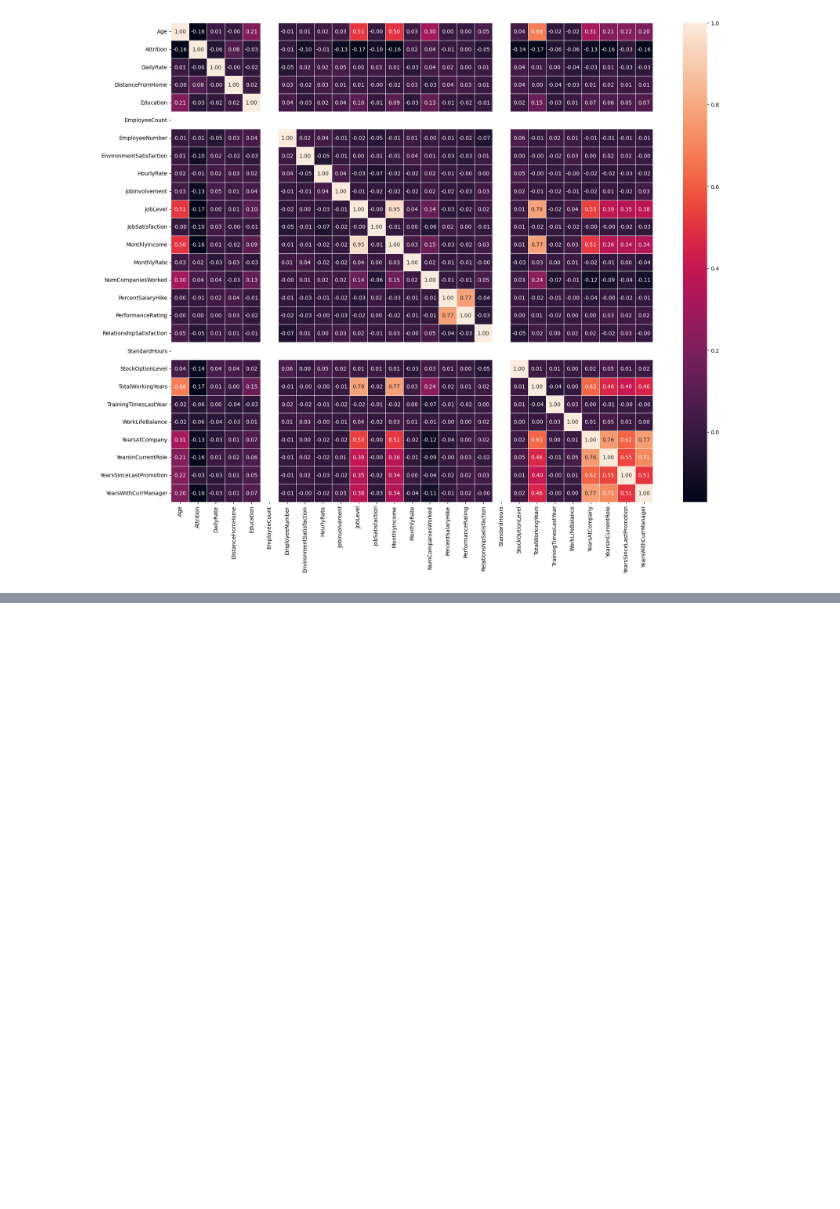
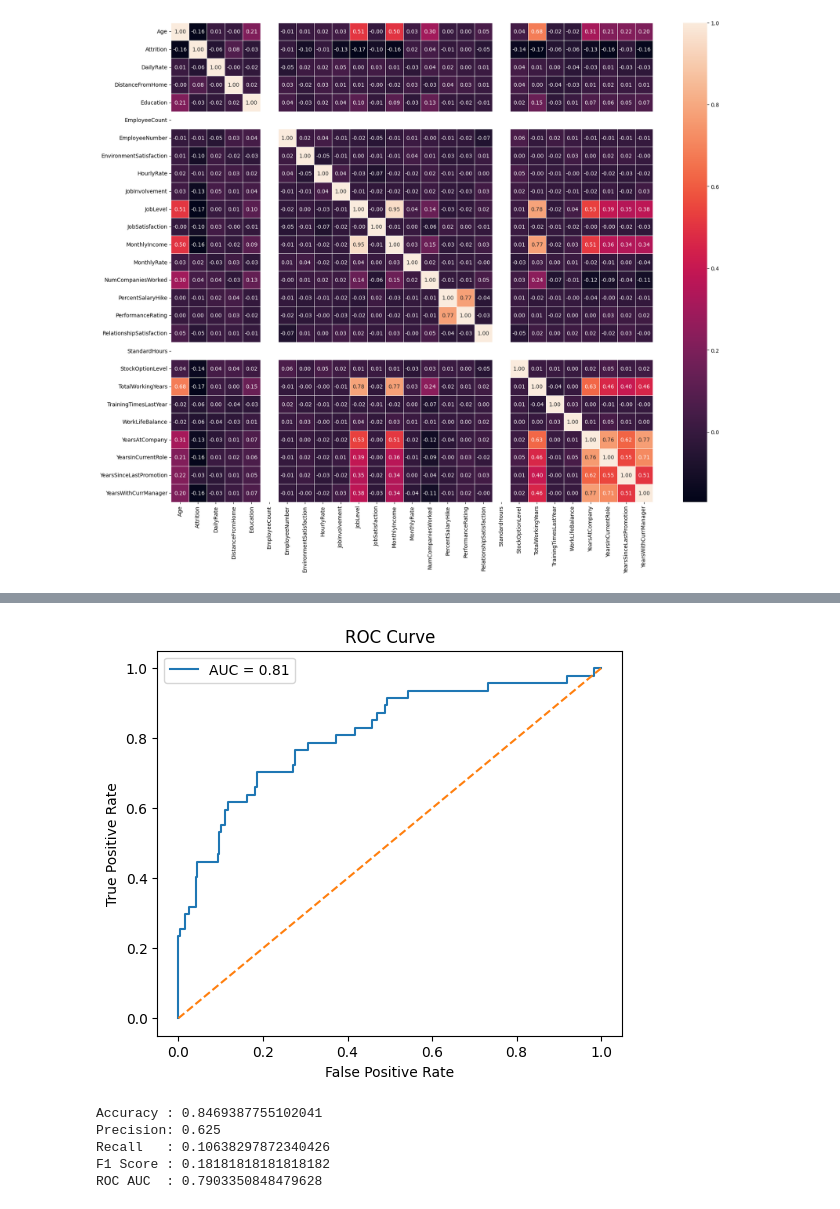
Before and after one commit to 05-Jagritii/Employee-Arrtrition, a Jupyter notebook: notebooks/EDA.ipynb, the cells around one changed output, grey strips where cells are left out. Drawn from its saved outputs; the diff is of its cells as text; code cells hidden in the pictures; blank space fills up the shorter version.

```diff
--- a/notebooks/EDA.ipynb
+++ b/notebooks/EDA.ipynb
@@ -246,0 +359,2 @@ plt.show()
+# %%
+y_prob_reg = logistic_pipeline.predict_proba(X_test)[:,1]
@@ -246,0 +416,17 @@ plt.show()
+# %%
+from sklearn.metrics import roc_curve
+fpr, tpr, thresholds = roc_curve(y_test,y_prob_reg)
+
+plt.figure(figsize=(6,5))
+
+plt.plot(fpr, tpr, label = f'AUC = {roc_auc_score(y_test,y_prob_reg):.2f}')
+plt.plot([0,1],[0,1],linestyle='--')
+
+plt.xlabel('False Positive Rate')
+plt.ylabel('True Positive Rate')
+plt.title('ROC Curve')
+plt.legend()
+
+plt.show()
+# %% [output]
+[figure, added]
@@ -246,0 +462,12 @@ plt.show()
+# %%
+print("Accuracy :", accuracy_score(y_test, y_pred_rf))
+print("Precision:", precision_score(y_test, y_pred_rf))
+print("Recall   :", recall_score(y_test, y_pred_rf))
+print("F1 Score :", f1_score(y_test, y_pred_rf))
+print("ROC AUC  :", roc_auc_score(y_test, y_prob_rf))
+# %% [output]
+Accuracy : 0.8469387755102041
+Precision: 0.625
+Recall   : 0.10638297872340426
+F1 Score : 0.18181818181818182
+ROC AUC  : 0.7903350848479628
```
Also changed, not shown: parts of 37 cells of this notebook, 2 other files.
